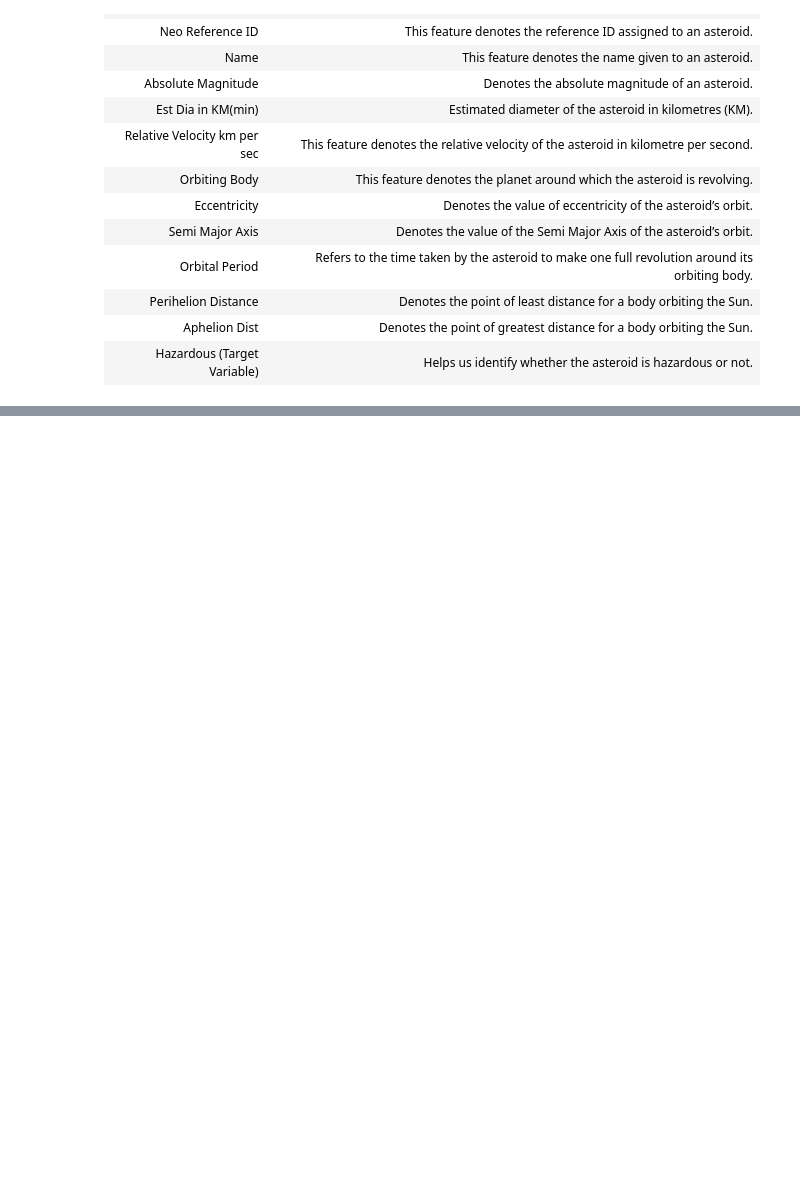
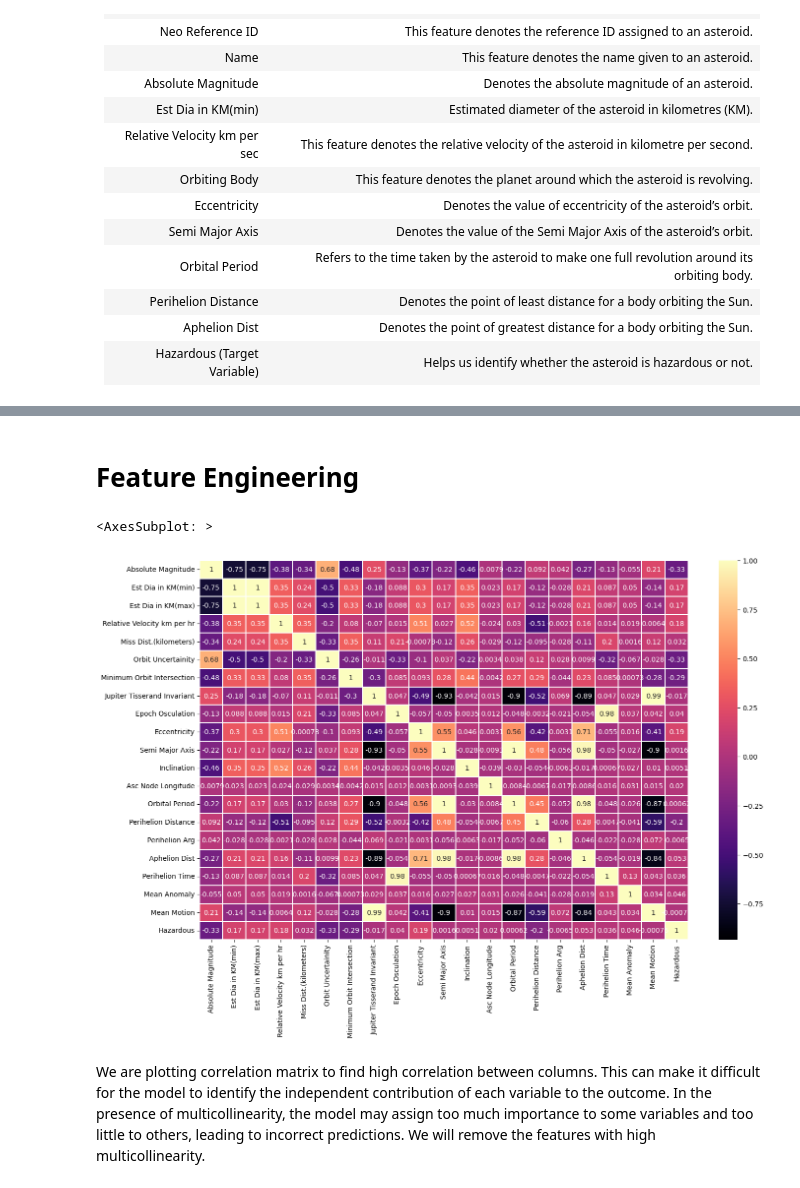
Before and after one commit to pranshuchaurasia/Machine-Learning-Algorithms, a Jupyter notebook: Supervised Algorithms/Classification/Meteorite Threat Identification/ Meteorite Threat Identification.ipynb, the cells around one changed output, grey strips where cells are left out. Drawn from its saved outputs; the diff is of its cells as text; code cells hidden in the pictures; blank space fills up the shorter version.

```diff
--- a/Supervised Algorithms/Classification/Meteorite Threat Identification/ Meteorite Threat Identification.ipynb
+++ b/Supervised Algorithms/Classification/Meteorite Threat Identification/ Meteorite Threat Identification.ipynb
@@ -106,0 +148,7 @@ df.sample(10)
+# %%
+# Dropping Similar Column names
+to_drop = [ 'Est Dia in M(min)', 'Est Dia in M(max)', 'Est Dia in Miles(min)',
+       'Est Dia in Miles(max)', 'Est Dia in Feet(min)', 'Est Dia in Feet(max)',
+       'Relative Velocity km per sec','Miles per hour', 'Miss Dist.(Astronomical)', 'Miss Dist.(lunar)','Miss Dist.(miles)', 'Orbit ID']
+df = df.drop(to_drop, axis=1)
+#test_data=test_data.drop(to_drop,axis=1)
@@ -106,0 +203,2 @@ df.sample(10)
+# %% [markdown]
+# Feature Engineering
@@ -106,0 +212,9 @@ df.sample(10)
+# %%
+#Correlation Matrix
+plt.figure(figsize=(16,10))
+sns.heatmap(df.corr(),annot=True,cmap='magma',linewidths=0.2)
+# %% [output]
+<AxesSubplot: >
+[figure, added]
+# %% [markdown]
+We are plotting correlation matrix to find high correlation between columns. This can make it difficult for the model to identify the independent contribution of each variable to the outcome. In the presence of multicollinearity, the model may assign too much importance to some variables and too little to others, leading to incorrect predictions. We will remove the features with high multicollinearity.
```
Also changed, not shown: parts of 34 cells of this notebook.
